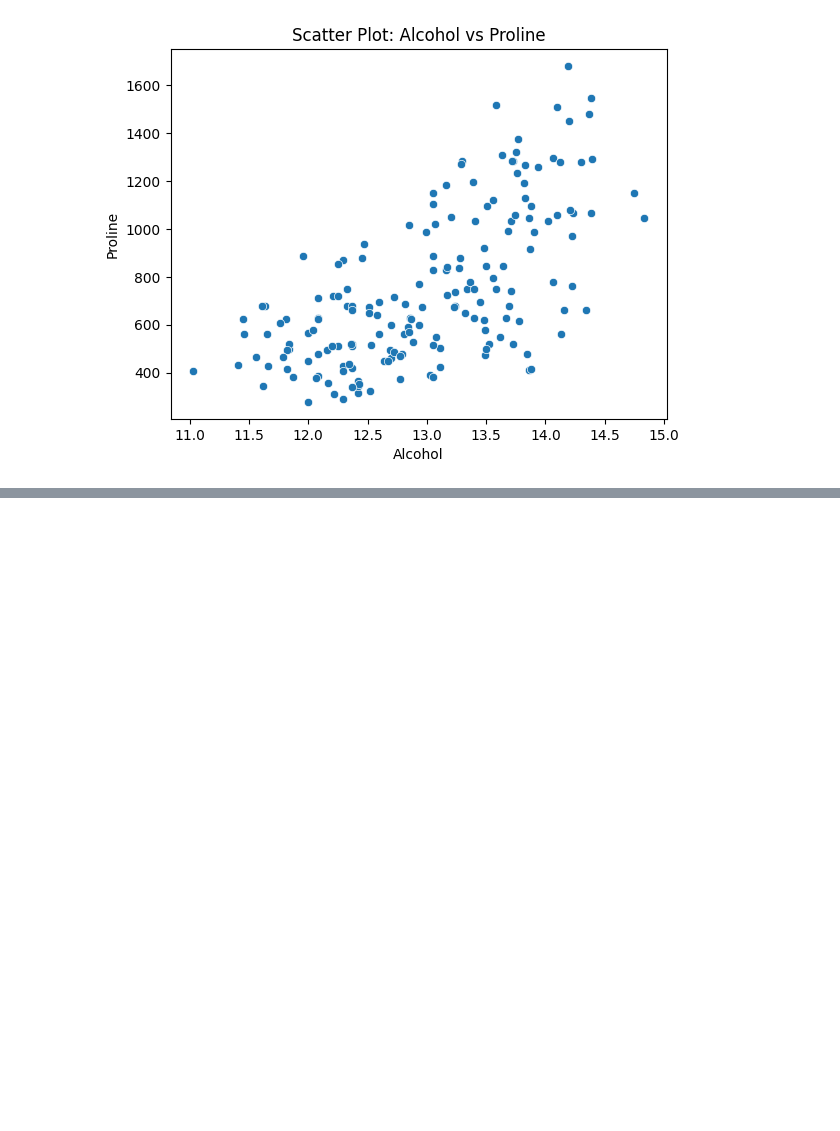
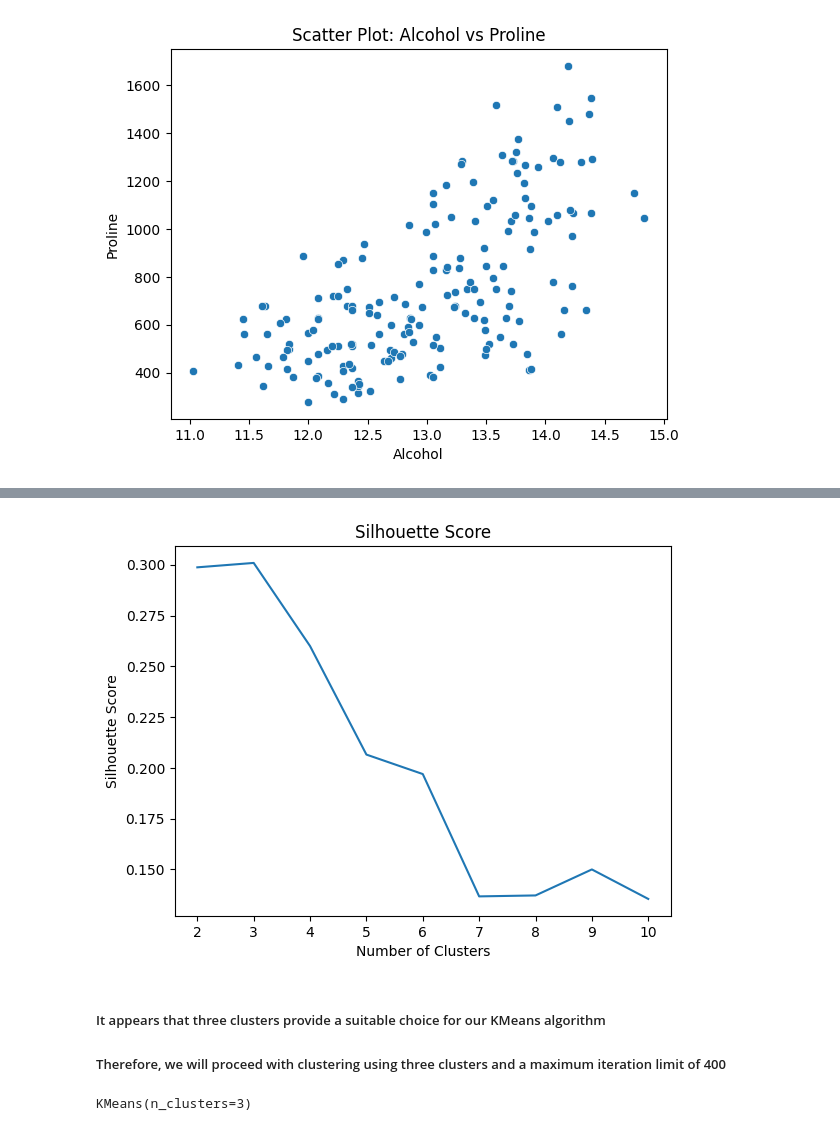
Before and after one commit to Gabrielnm7/Wine-Clustering, a Jupyter notebook: EDA.ipynb, the cells around one changed output, grey strips where cells are left out. Saved outputs shown, nothing was run; the diff lists cells and outputs as text; code cells hidden in the pictures; blank space fills up the shorter version.

```diff
--- a/EDA.ipynb
+++ b/EDA.ipynb
@@ -119,0 +161,27 @@ create_scatterplot('Alcohol', 'Proline', 'Alcohol', 'Proline', 'Scatter Plot: Al
+# %%
+cluster_range = range(2, 11)
+silhouette_scores = []
+
+# Calculate silhouette score for each cluster number
+for n_clusters in cluster_range:
+    kmeans = KMeans(n_clusters=n_clusters, max_iter=400)
+    cluster_labels = kmeans.fit_predict(data_normalized)
+    silhouette_avg = silhouette_score(data_normalized, cluster_labels)
+    silhouette_scores.append(silhouette_avg)
+
+# Plotting the silhouette scores
+plt.plot(cluster_range, silhouette_scores)
+plt.title('Silhouette Score')
+plt.xlabel('Number of Clusters')
+plt.ylabel('Silhouette Score')
+plt.show()
+# %% [output]
+[figure, added]
+# %% [markdown]
+##### It appears that three clusters provide a suitable choice for our KMeans algorithm
+##### Therefore, we will proceed with clustering using three clusters and a maximum iteration limit of 400
+# %%
+clustering = KMeans(n_clusters=3,max_iter=300)
+clustering.fit(data_normalized)
+# %% [output]
+KMeans(n_clusters=3)
```
Also changed, not shown: parts of 16 cells of this notebook.
